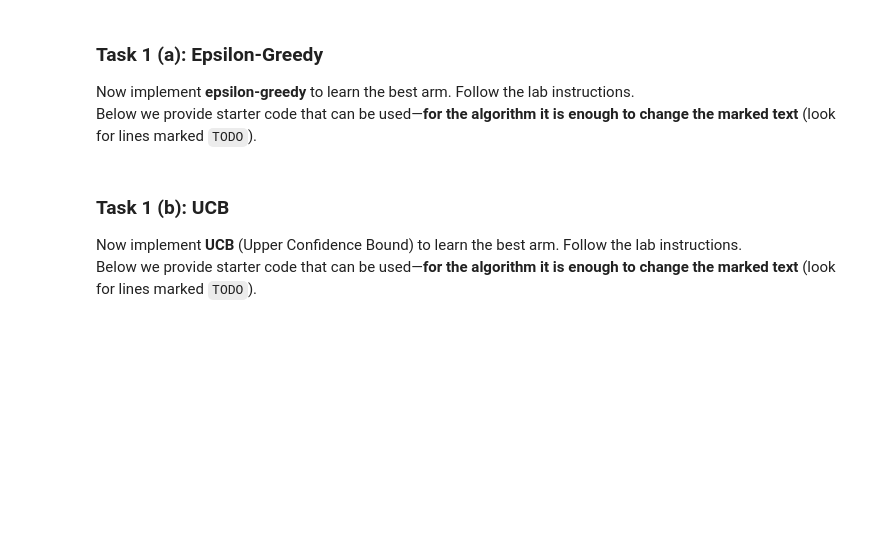
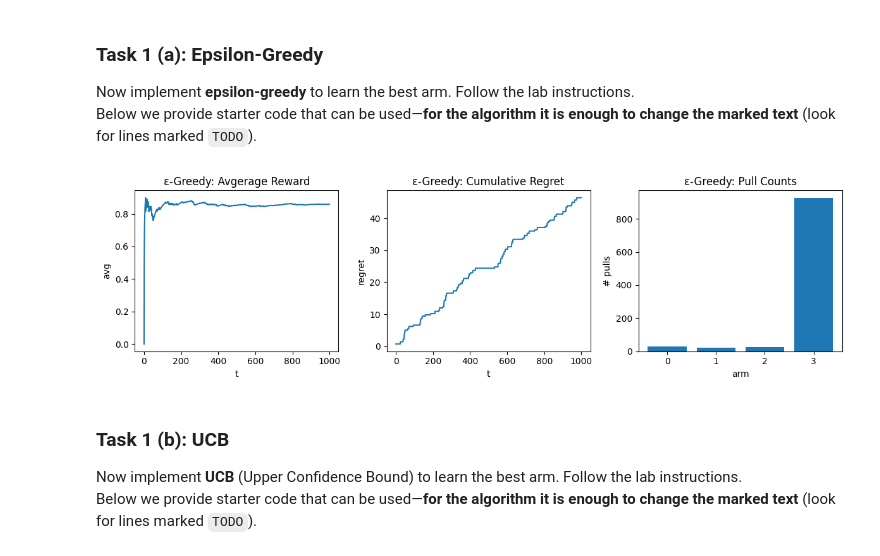
Before and after one commit to prp666/ReinforcementLearning_HW, a Jupyter notebook: RL_Lab_1.ipynb, the cells around one changed output. Drawn from its saved outputs; the diff is of its cells as text; code cells hidden in the pictures; blank space fills up the shorter version.

```diff
--- a/RL_Lab_1.ipynb
+++ b/RL_Lab_1.ipynb
@@ -97,7 +97,11 @@ def run_epsilon_greedy(probs, T, epsilon=0.1, seed=0):
         # Hint: rng.random() for the coin flip; rng.integers(0, k) for random arm.
         # Hint: np.argmax(Q) for exploitation.
 
-        arm = rng.integers(0, k)  # TEMP PLACEHOLDER — replace with ε-greedy
+        #arm = rng.integers(0, k)  # TEMP PLACEHOLDER — replace with ε-greedy
+        if rng.random() < epsilon:
+            arm = rng.integers(0, k) # explore
+        else:
+            arm = np.argmax(Q) # use
 
         # ----------------------------------------------------------------------
 
@@ -110,33 +114,35 @@ def run_epsilon_greedy(probs, T, epsilon=0.1, seed=0):
         Q[arm] += (r - Q[arm]) / N[arm]
 
     return {"rewards": rewards, "regrets": regrets, "actions": actions, "Q": Q, "N": N}
 
 # --- Quick single-run test / visualization for ε-greedy ---
 
 ##############################################################
 ###
 ### You can play around with these parameters:
 ###
 probs = [0.2, 0.1, 0.5, 0.9]
 T = 1000
 epsilon = 0.1
 seed = 123
 ##############################################################
 
 out_eps = run_epsilon_greedy(probs, T, epsilon, seed)
 
 plt.figure(figsize=(12, 3.5))
 plt.subplot(1, 3, 1)
 avg_reward = np.cumsum(out_eps["rewards"]) / np.arange(1, T + 1)
 plt.plot(avg_reward); plt.title("ε-Greedy: Avgerage Reward"); plt.xlabel("t"); plt.ylabel("avg")
 
 plt.subplot(1, 3, 2)
 plt.plot(np.cumsum(out_eps["regrets"])); plt.title("ε-Greedy: Cumulative Regret"); plt.xlabel("t"); plt.ylabel("regret")
 
 plt.subplot(1, 3, 3)
 counts = np.bincount(out_eps["actions"], minlength=len(probs))
 plt.bar(range(len(probs)), counts); plt.title("ε-Greedy: Pull Counts"); plt.xlabel("arm"); plt.ylabel("# pulls")
 plt.tight_layout(); plt.show()
+# %% [output]
+[figure, added]
 # %% [markdown]
 ### Task 1 (b): UCB
 
```
Also changed, not shown: parts of 1 cell of this notebook.
